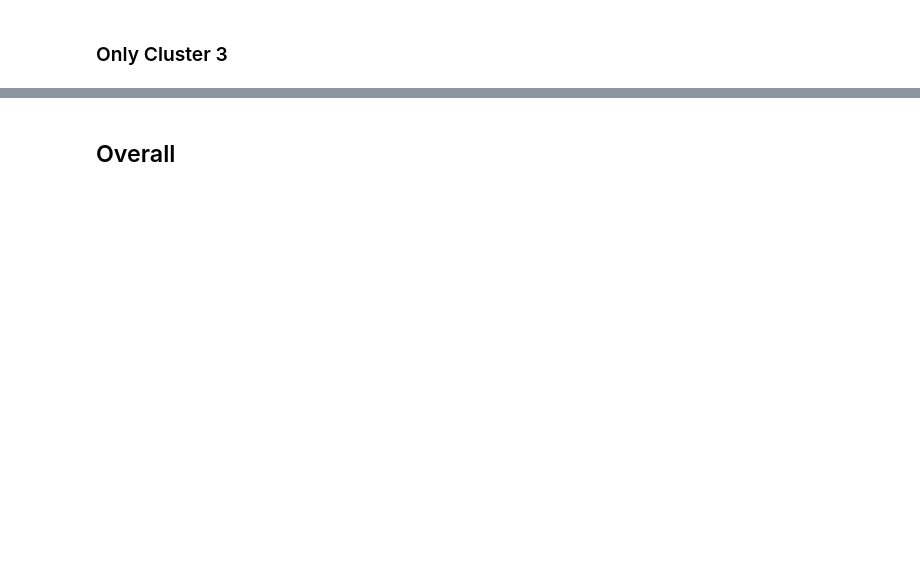
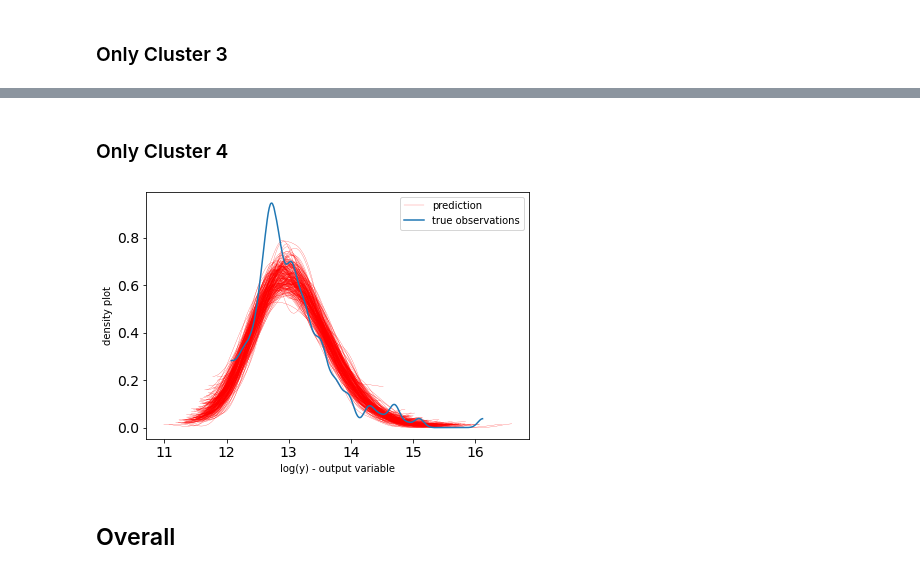
Before and after one commit to mike-scally/ET5003, a Jupyter notebook: ET5003_Etivity2_MikeScally_9312951.ipynb, the cells around one changed output, grey strips where cells are left out. Saved outputs shown, nothing was run; the diff lists cells and outputs as text; code cells hidden in the pictures; blank space fills up the shorter version.

```diff
--- a/ET5003_Etivity2_MikeScally_9312951.ipynb
+++ b/ET5003_Etivity2_MikeScally_9312951.ipynb
@@ -829,3 +857,19 @@ plt.ylabel("density plot");
+# %% [markdown]
+### Only Cluster 4
+# %%
+#Simulation
+Ypred4 = yscaler4.inverse_transform(ppc(posterior4['alpha'],posterior4['beta'],posterior4['sigma_n'],Xn4,  nsamples=200))
+for i in range(Ypred4.shape[0]):
+    az.plot_dist( Ypred4[i,:],color='r',plot_kwargs={"linewidth": 0.2})
+az.plot_dist(Ypred4[i,:],color='r',plot_kwargs={"linewidth": 0.2}, label="prediction")
+#plt.plot(np.linspace(-8,8,100),norm.pdf(np.linspace(-8,8,100),df=np.mean(posterior_1['nu'])))
+#plt.xlim([0,10e7])
+az.plot_dist(ylog4,label='true observations');
+plt.legend()
+plt.xlabel("log(y) - output variable")
+plt.ylabel("density plot");
+# %% [output]
+[figure, added]
 # %% [markdown]
 ## Overall
 # %%
```
Also changed, not shown: parts of 21 cells of this notebook.
